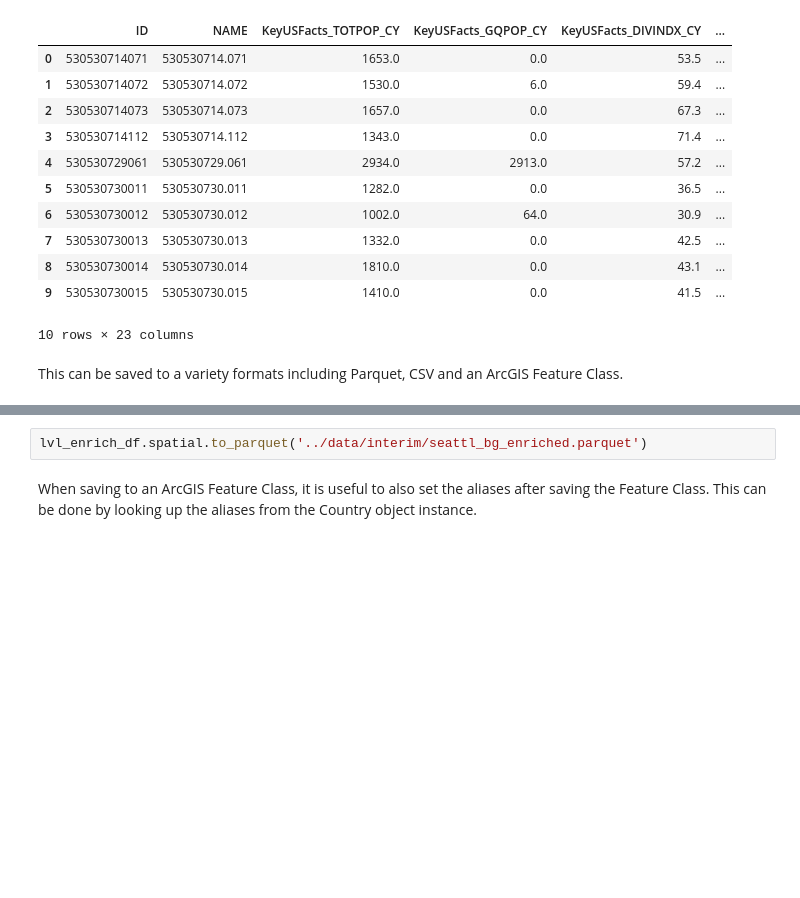
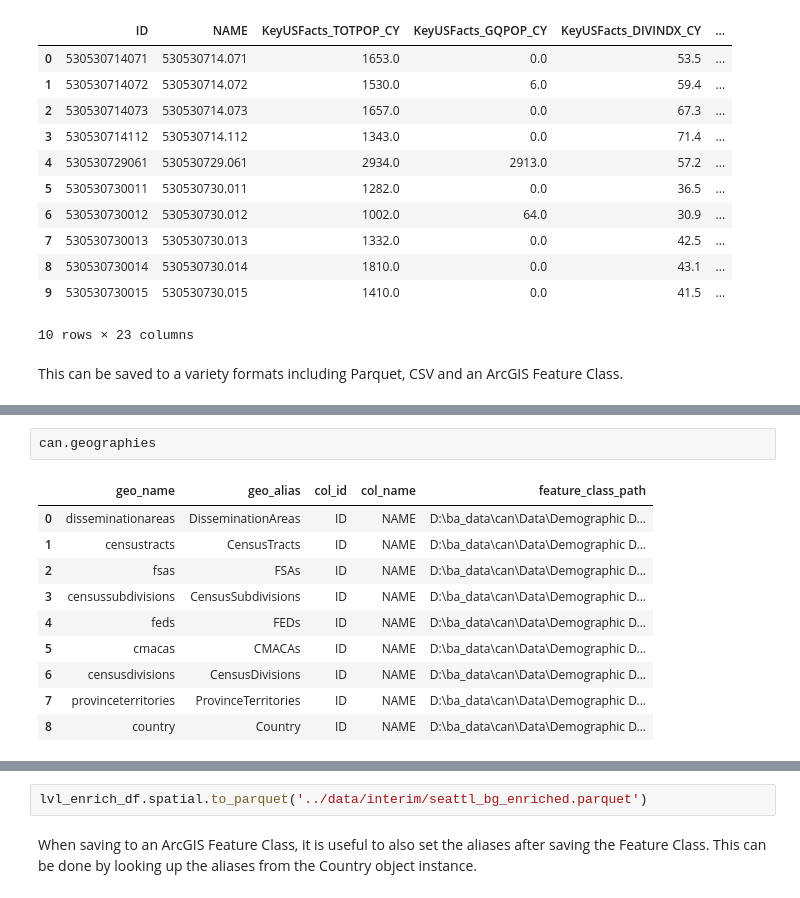
Before and after one commit to knu2xs/demographic-modeling, a Jupyter notebook: notebooks/02-enrich-dataframe.ipynb, the cells around one changed output, grey strips where cells are left out. Cells and saved outputs as stored; diff of their text form; blank space fills up the shorter version.

```diff
--- a/notebooks/02-enrich-dataframe.ipynb
+++ b/notebooks/02-enrich-dataframe.ipynb
@@ -278,0 +277,13 @@ AttributeError: 'NoneType' object has no attribute 'find'
+# %%
+can.geographies
+# %% [output]
+|  | geo_name | geo_alias | col_id | col_name | feature_class_path |
+| 0 | disseminationareas | DisseminationAreas | ID | NAME | D:\ba_data\can\Data\Demographic D... |
+| 1 | censustracts | CensusTracts | ID | NAME | D:\ba_data\can\Data\Demographic D... |
+| 2 | fsas | FSAs | ID | NAME | D:\ba_data\can\Data\Demographic D... |
+| 3 | censussubdivisions | CensusSubdivisions | ID | NAME | D:\ba_data\can\Data\Demographic D... |
+| 4 | feds | FEDs | ID | NAME | D:\ba_data\can\Data\Demographic D... |
+| 5 | cmacas | CMACAs | ID | NAME | D:\ba_data\can\Data\Demographic D... |
+| 6 | censusdivisions | CensusDivisions | ID | NAME | D:\ba_data\can\Data\Demographic D... |
+| 7 | provinceterritories | ProvinceTerritories | ID | NAME | D:\ba_data\can\Data\Demographic D... |
+| 8 | country | Country | ID | NAME | D:\ba_data\can\Data\Demographic D... |
```
Also changed, not shown: parts of 2 cells of this notebook, 2 other files.
